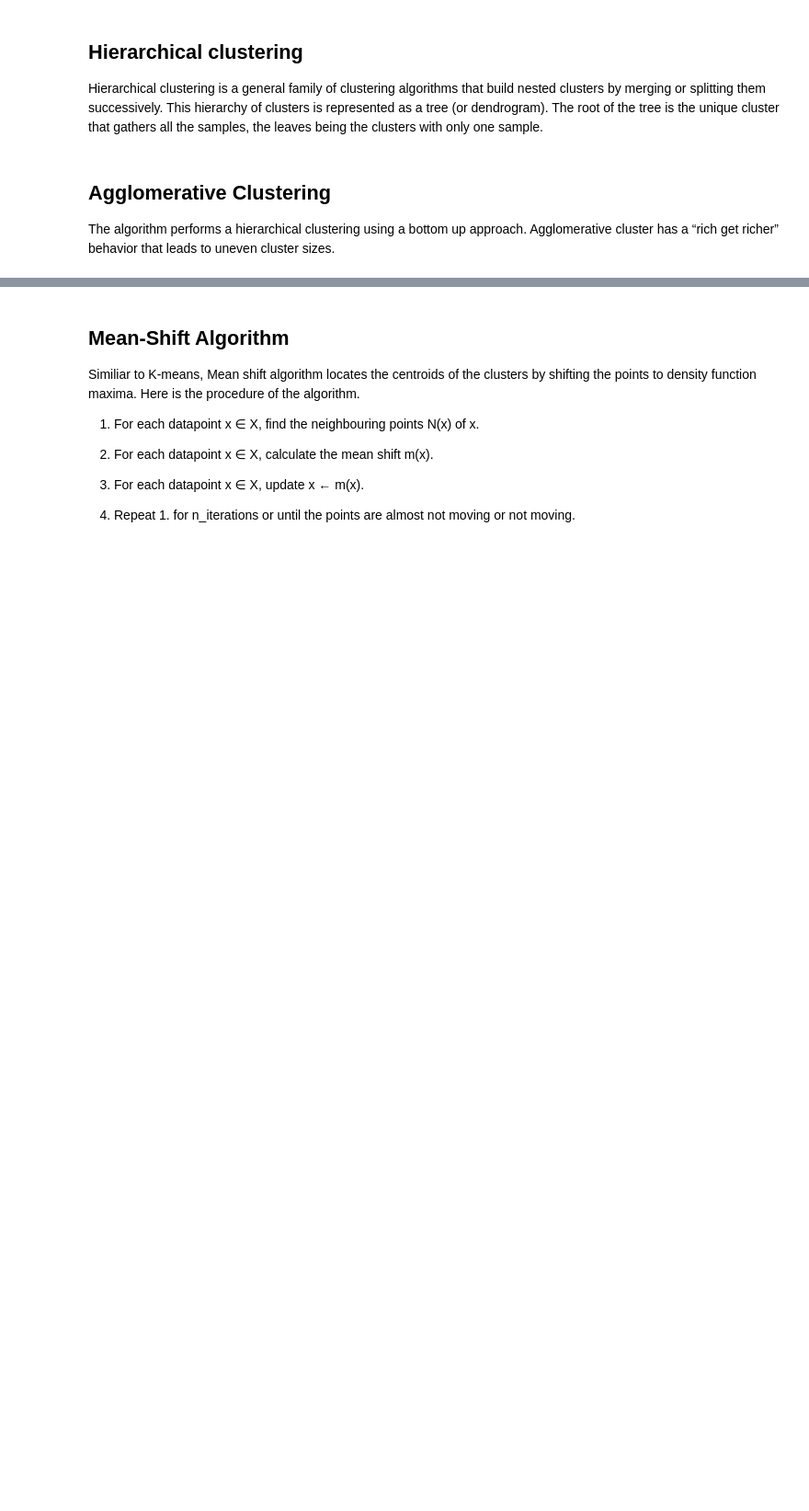
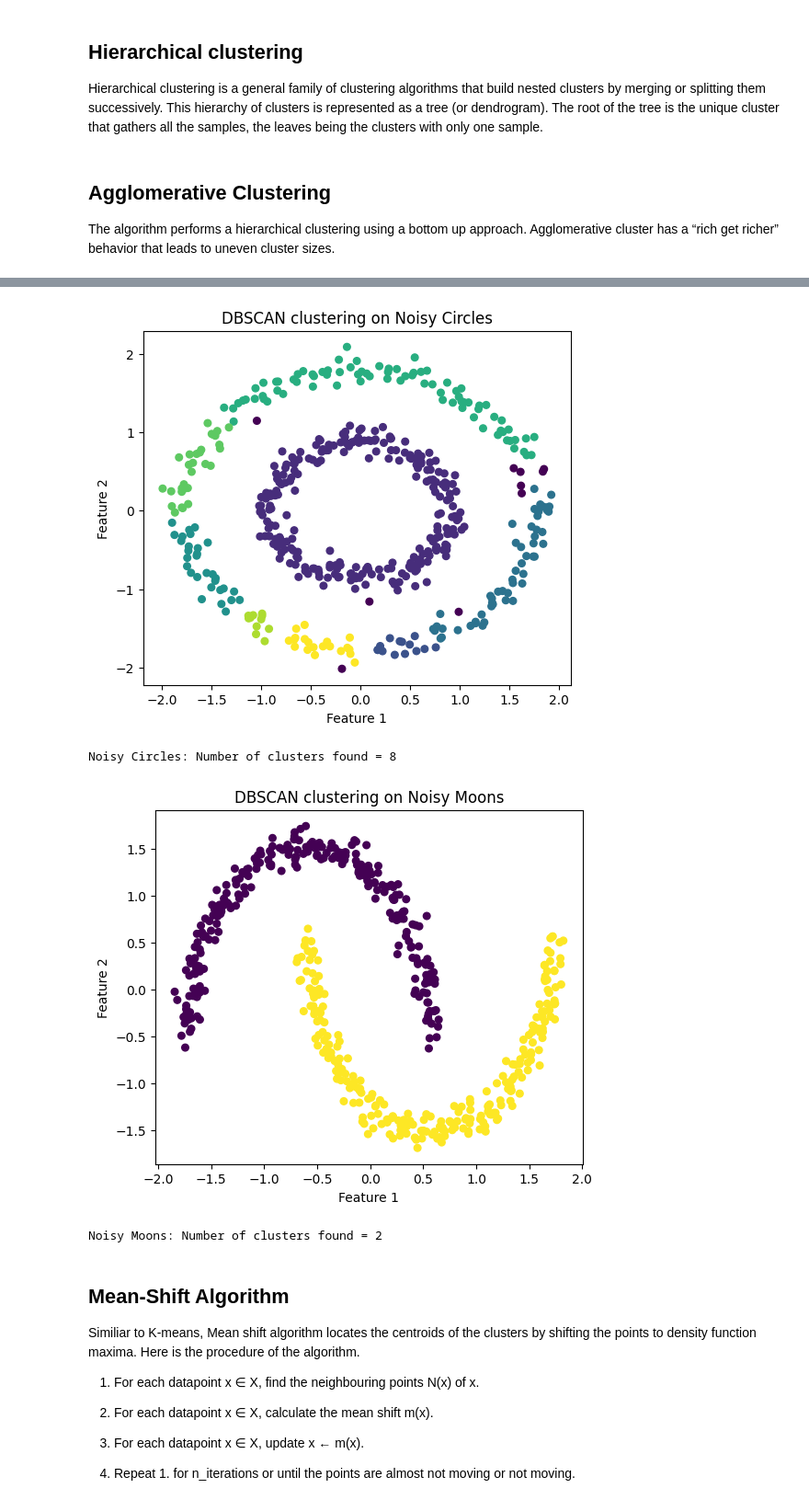
Before and after one commit to hollydo30/DBSCAN_Hierarchical-Agglomerative-Clustering_K-Means, a Jupyter notebook: hw_7.ipynb, the cells around one changed output, grey strips where cells are left out. Shown at 92% size. Saved outputs shown, nothing was run; the diff lists cells and outputs as text; code cells hidden in the pictures; blank space fills up the shorter version.

```diff
--- a/hw_7.ipynb
+++ b/hw_7.ipynb
@@ -386,3 +438,44 @@ eps and min_samples are two important parameters for the DBSCAN model.  What are
+# %%
+###
+import matplotlib.pyplot as plt
+from sklearn.datasets import make_moons, make_circles
+from sklearn.preprocessing import StandardScaler
+from sklearn.cluster import DBSCAN
+import numpy as np
+
+# Generate datasets
+noisy_circles, _ = make_circles(n_samples=500, factor=0.5, noise=0.05)
+noisy_moons, _ = make_moons(n_samples=500, noise=0.05)
+
+datasets = {
+    "Noisy Circles": noisy_circles,
+    "Noisy Moons": noisy_moons
+}
+
+# Tune DBSCAN parameters manually
+params = {
+    "Noisy Circles": {"eps": 0.2, "min_samples": 5},
+    "Noisy Moons": {"eps": 0.2, "min_samples": 5}
+}
+
+for name, X in datasets.items():
+    X_scaled = StandardScaler().fit_transform(X)
+    db = DBSCAN(eps=params[name]["eps"], min_samples=params[name]["min_samples"])
+    y_pred = db.fit_predict(X_scaled)
+
+    plt.figure(figsize=(6,5))
+    plt.scatter(X_scaled[:,0], X_scaled[:,1], c=y_pred, cmap='viridis', s=30)
+    plt.title(f"DBSCAN clustering on {name}")
+    plt.xlabel("Feature 1")
+    plt.ylabel("Feature 2")
+    plt.show()
+
+    print(f"{name}: Number of clusters found = {len(set(y_pred)) - (1 if -1 in y_pred else 0)}")
+# %% [output]
+[figure, added]
+Noisy Circles: Number of clusters found = 8
+[figure, added]
+Noisy Moons: Number of clusters found = 2
 # %% [markdown]
 ## Mean-Shift Algorithm
 
```
Also changed, not shown: parts of 21 cells of this notebook.
